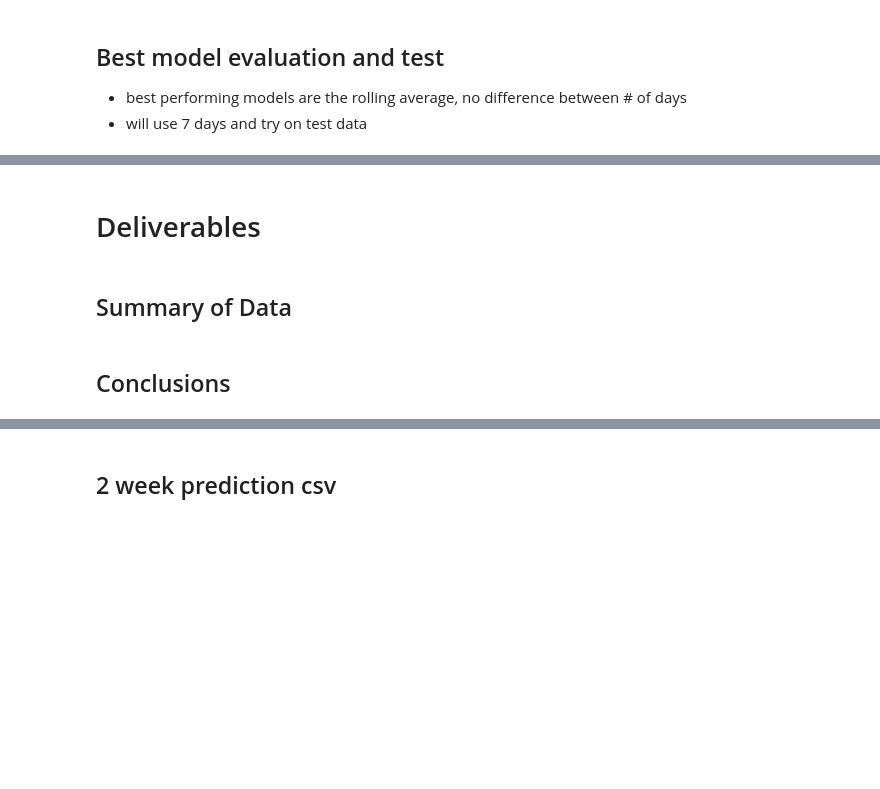
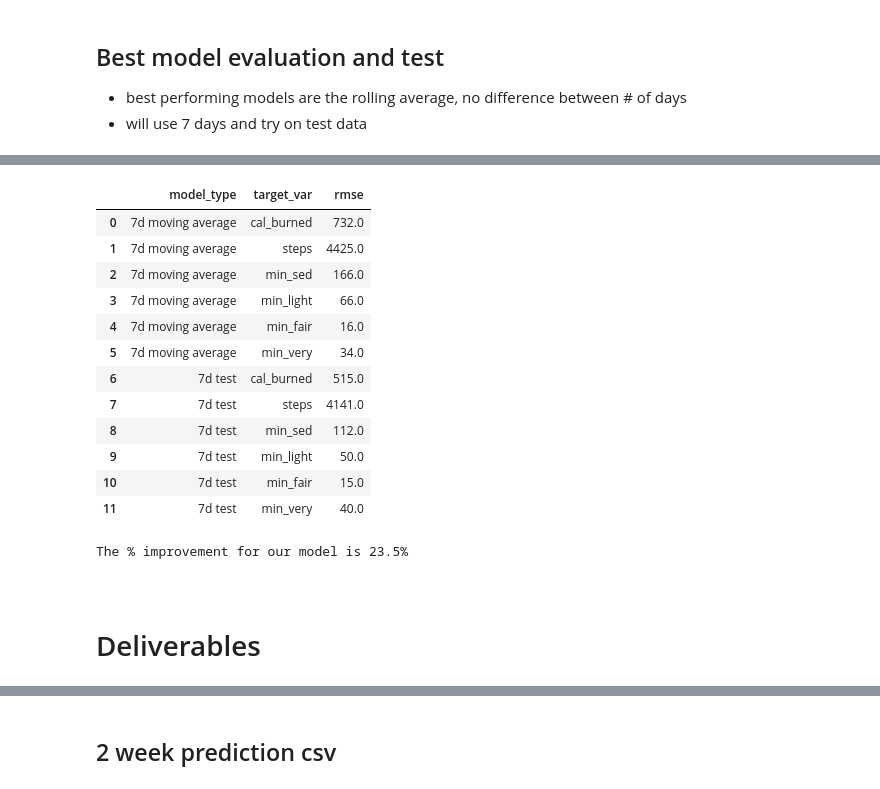
Before and after one commit to RyvynYoung/time-series-exercises, a Jupyter notebook: Fitbit-Copy1.ipynb, the cells around one changed output, grey strips where cells are left out. Saved outputs shown, nothing was run; the diff lists cells and outputs as text; code cells hidden in the pictures; blank space fills up the shorter version.

Commit message:
corrected test evaluation

```diff
--- a/Fitbit-Copy1.ipynb
+++ b/Fitbit-Copy1.ipynb
@@ -384,3 +791,3 @@ eval_df.groupby(['target_var', 'model_type'])[['rmse']].min()
 # %%
-test_eval = pd.DataFrame(eval_df[eval_df.model_type == '4d moving average'])
+test_eval = pd.DataFrame(eval_df[eval_df.model_type == '7d moving average'])
 test_eval
@@ -387,3 +802,3 @@ test_eval
 # %%
-# concat train with validate to create predictions for test
-train_val = pd.concat(train, validate)
+# concat train and validate to move to test stage
+train_val = train.append(validate)
@@ -392,12 +811,12 @@ train_val = pd.concat(train, validate)
 
 period = 7
 
-cal_burned = round(train['cal_burned'].rolling(period).mean().iloc[-1], 1)
-steps = round(train['steps'].rolling(period).mean().iloc[-1], 1)
-min_sed = round(train['min_sed'].rolling(period).mean().iloc[-1], 1)
-min_light = round(train['min_light'].rolling(period).mean().iloc[-1], 1)
-min_fair = round(train['min_fair'].rolling(period).mean().iloc[-1], 1)
-min_very = round(train['min_very'].rolling(period).mean().iloc[-1], 1)
+cal_burned = round(train_val['cal_burned'].rolling(period).mean().iloc[-1], 1)
+steps = round(train_val['steps'].rolling(period).mean().iloc[-1], 1)
+min_sed = round(train_val['min_sed'].rolling(period).mean().iloc[-1], 1)
+min_light = round(train_val['min_light'].rolling(period).mean().iloc[-1], 1)
+min_fair = round(train_val['min_fair'].rolling(period).mean().iloc[-1], 1)
+min_very = round(train_val['min_very'].rolling(period).mean().iloc[-1], 1)
 
 yhat_df = pd.DataFrame({'cal_burned': [cal_burned], 'steps': [steps], 'min_sed': [min_sed],
                         'min_light': [min_light], 'min_fair': [min_fair], 'min_very': [min_very]},
@@ -442,7 +881,7 @@ def final_append_eval_df(model_type, target_var):
     return test_eval.append(d, ignore_index = True)
 # %%
 for col in train.columns:
-    test_eval = final_append_eval_df(model_type = '7d rolling everage',
+    test_eval = final_append_eval_df(model_type = '7d test',
                              target_var = col)
 # %%
 test_eval
@@ -474,6 +949,31 @@ for col in train.columns:
+# %%
+test_eval
+# %% [output]
+|  | model_type | target_var | rmse |
+| 0 | 7d moving average | cal_burned | 732.0 |
+| 1 | 7d moving average | steps | 4425.0 |
+| 2 | 7d moving average | min_sed | 166.0 |
+| 3 | 7d moving average | min_light | 66.0 |
+| 4 | 7d moving average | min_fair | 16.0 |
+| 5 | 7d moving average | min_very | 34.0 |
+| 6 | 7d test | cal_burned | 515.0 |
+| 7 | 7d test | steps | 4141.0 |
+| 8 | 7d test | min_sed | 112.0 |
+| 9 | 7d test | min_light | 50.0 |
+| 10 | 7d test | min_fair | 15.0 |
+| 11 | 7d test | min_very | 40.0 |
+# %%
+# Calcuating % improvement
+# First: work out the difference (increase) between the two numbers you are comparing
+base_error = baseline.rmse.sum()
+test_error = test_eval[test_eval.model_type =='7d test'].rmse.sum()
+difference = (base_error - test_error)
+# Then: divide the increase by the original number and multiply the answer by 100
+percent_improve = round((difference / base_error) * 100, 2)
+print(f'The % improvement for our model is {percent_improve}%')
+# %% [output]
+The % improvement for our model is 23.5%
+# %% [markdown]
+<a id='Summary'></a>
 # %% [markdown]
 # Deliverables
-# %% [markdown]
-## Summary of Data
-# %% [markdown]
-## Conclusions
```
Also changed, not shown: parts of 68 cells of this notebook.
